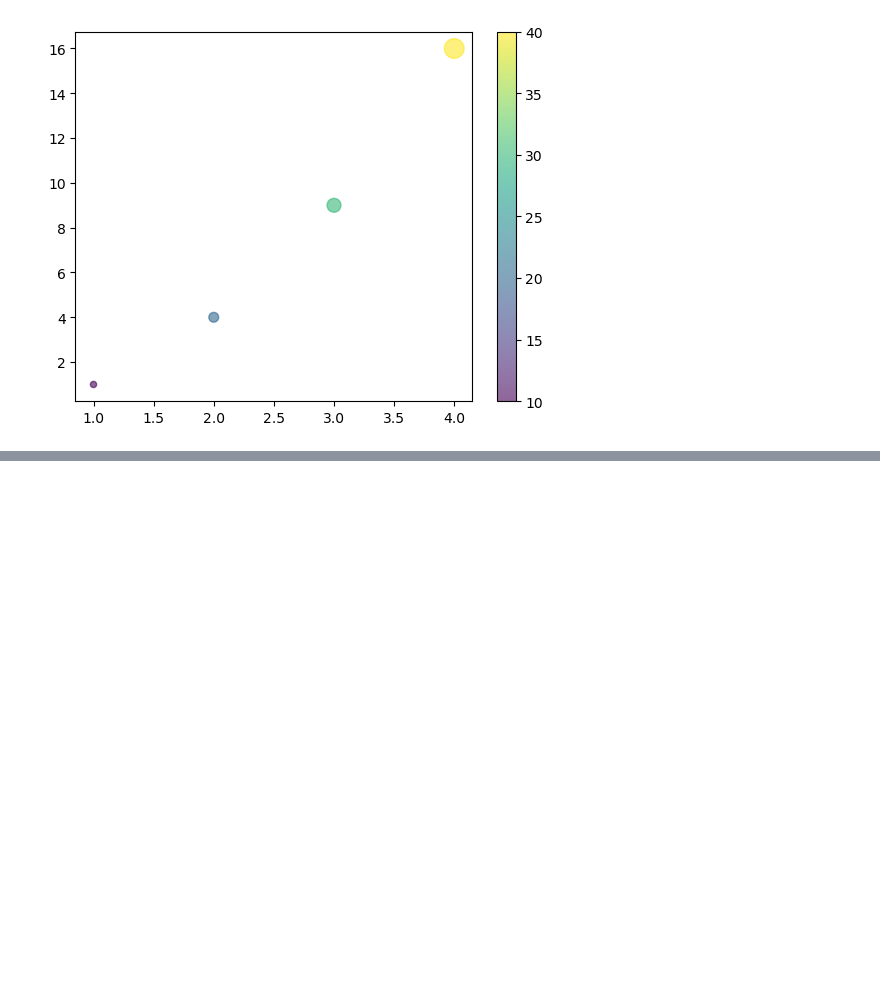
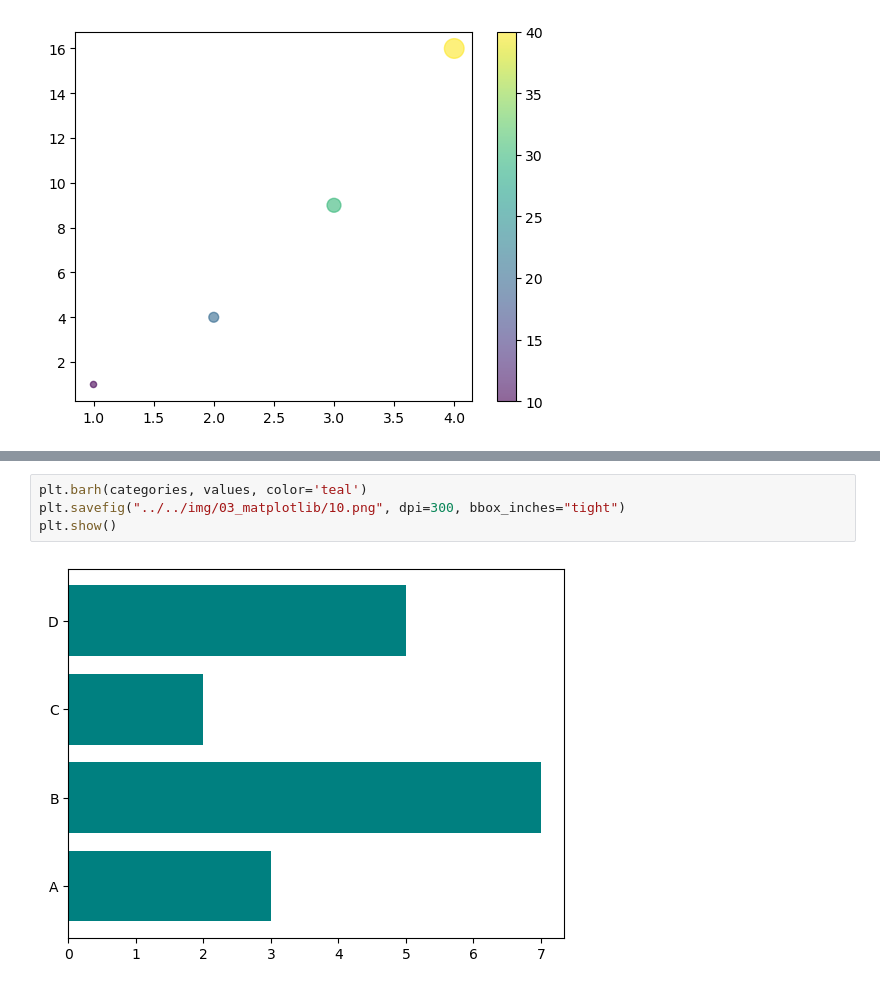
Before and after one commit to duxai-project/ai-engineering-playbook, a Jupyter notebook: python/code/03_matplotlib/matplotlib.ipynb, the cells around one changed output, grey strips where cells are left out. Saved outputs shown, nothing was run; the diff lists cells and outputs as text; blank space fills up the shorter version.

```diff
--- a/python/code/03_matplotlib/matplotlib.ipynb
+++ b/python/code/03_matplotlib/matplotlib.ipynb
@@ -62,0 +71,6 @@ plt.show()
+# %%
+plt.barh(categories, values, color='teal')
+plt.savefig("../../img/03_matplotlib/10.png", dpi=300, bbox_inches="tight")
+plt.show()
+# %% [output]
+[figure, added]
```
Also changed, not shown: parts of 2 cells of this notebook, 5 other files.
